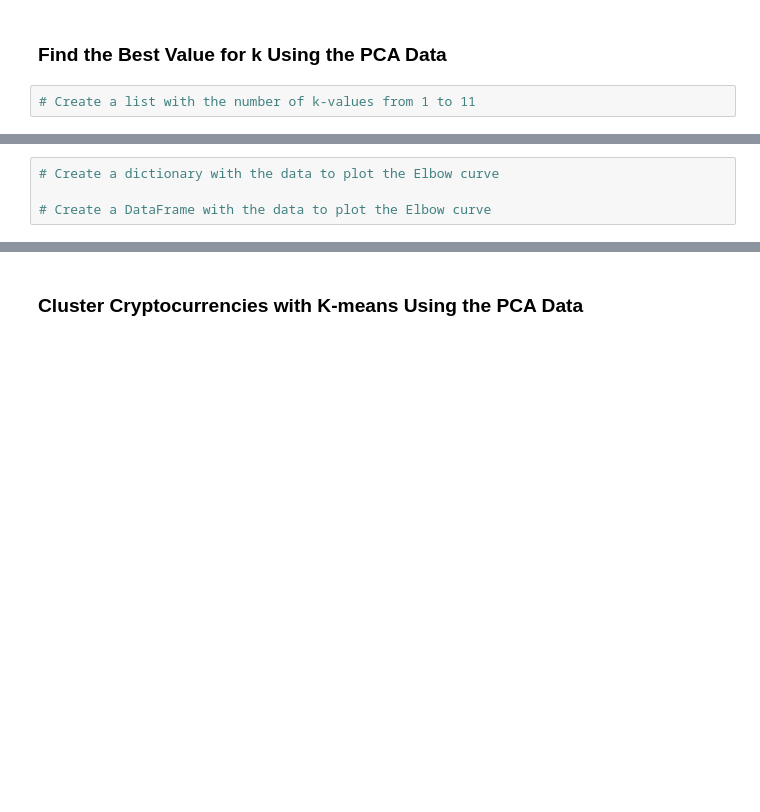
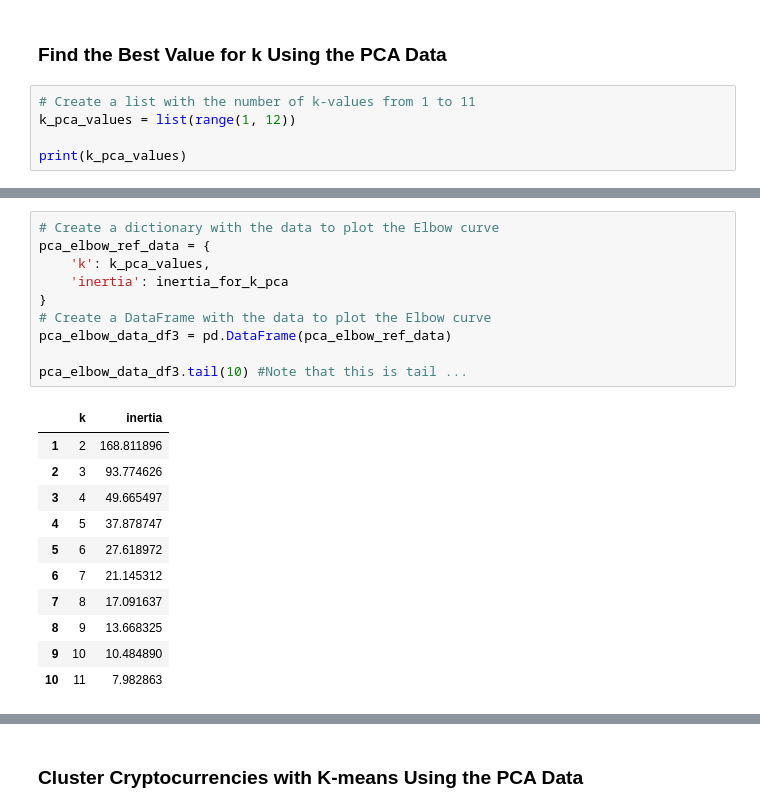
Before and after one commit to Ao-27/CryptoClustering_Mod19, a Jupyter notebook: Crypto_Clustering.ipynb, the cells around one changed output, grey strips where cells are left out. Cells and saved outputs as stored; diff of their text form; blank space fills up the shorter version.

```diff
--- a/Crypto_Clustering.ipynb
+++ b/Crypto_Clustering.ipynb
@@ -334,3 +334,6 @@ pca_model_df2.head(10)
 ### Find the Best Value for k Using the PCA Data
 # %%
 # Create a list with the number of k-values from 1 to 11
+k_pca_values = list(range(1, 12))
+
+print(k_pca_values)
@@ -346,7 +360,25 @@ pca_model_df2.head(10)
 # %%
 # Create a dictionary with the data to plot the Elbow curve
+pca_elbow_ref_data = {
+    'k': k_pca_values,
+    'inertia': inertia_for_k_pca
+}
+# Create a DataFrame with the data to plot the Elbow curve
+pca_elbow_data_df3 = pd.DataFrame(pca_elbow_ref_data)
 
-# Create a DataFrame with the data to plot the Elbow curve
+pca_elbow_data_df3.tail(10) #Note that this is tail ...
+# %% [output]
+|  | k | inertia |
+| 1 | 2 | 168.811896 |
+| 2 | 3 | 93.774626 |
+| 3 | 4 | 49.665497 |
+| 4 | 5 | 37.878747 |
+| 5 | 6 | 27.618972 |
+| 6 | 7 | 21.145312 |
+| 7 | 8 | 17.091637 |
+| 8 | 9 | 13.668325 |
+| 9 | 10 | 10.484890 |
+| 10 | 11 | 7.982863 |
 # %%
 # Plot a line chart with all the inertia values computed with
 # the different values of k to visually identify the optimal value for k.
```
Also changed, not shown: parts of 10 cells of this notebook.
